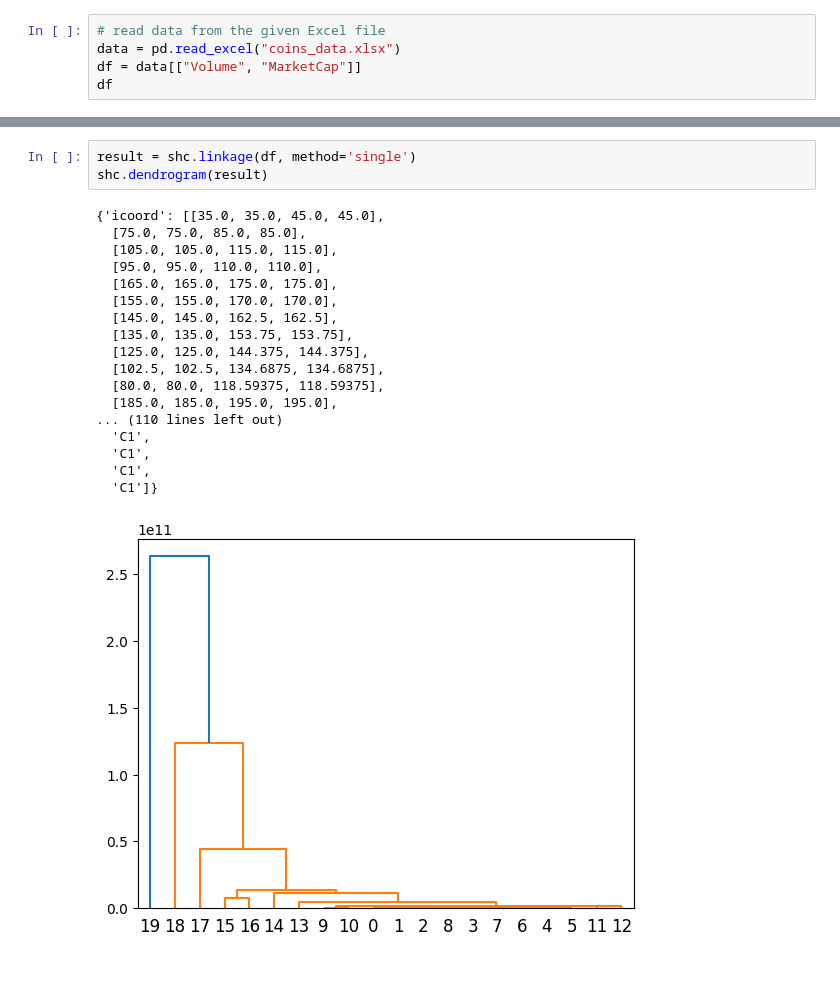
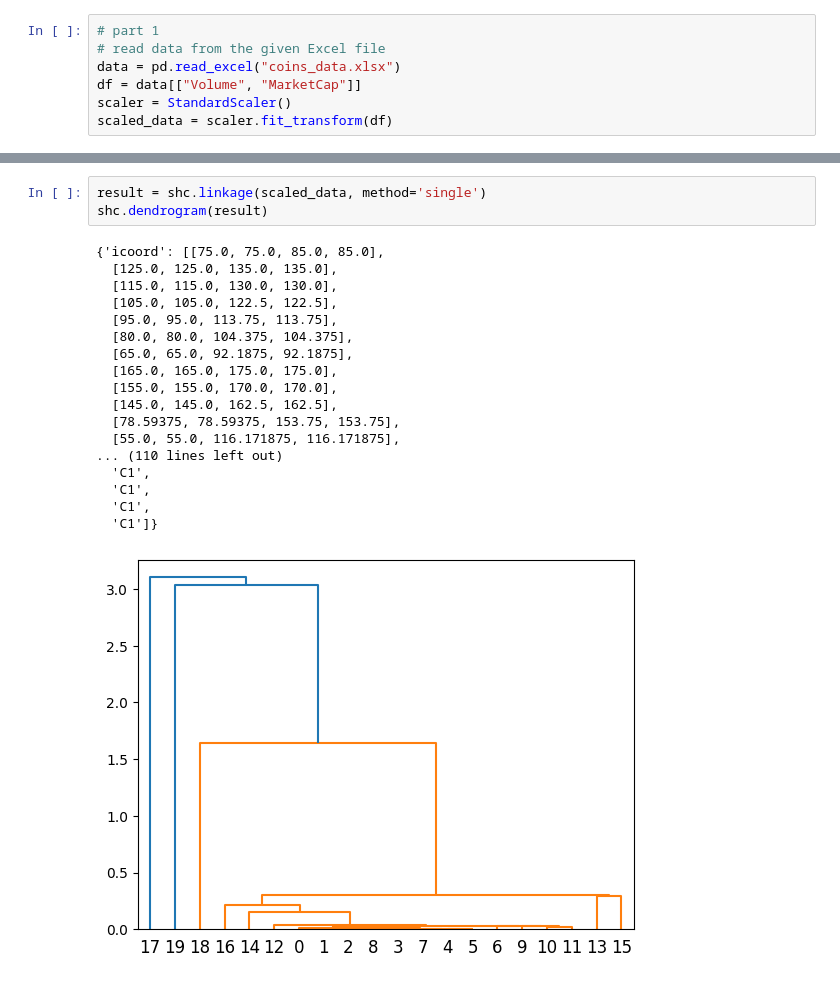
Before and after one commit to arian-rad/Quera-DataScience_bootcamp_Project1-Phase2, a Jupyter notebook: question2.ipynb, the cells around one changed output, grey strips where cells are left out. Cells and saved outputs as stored; diff of their text form.

```diff
--- a/question2.ipynb
+++ b/question2.ipynb
@@ -22,5 +5,7 @@ from scipy.cluster import hierarchy as shc
 # %%
+# part 1
 # read data from the given Excel file
 data = pd.read_excel("coins_data.xlsx")
 df = data[["Volume", "MarketCap"]]
-df
+scaler = StandardScaler()
+scaled_data = scaler.fit_transform(df)
@@ -45,23 +12,23 @@ df
 # %%
-result = shc.linkage(df, method='single')
+result = shc.linkage(scaled_data, method='single')
 shc.dendrogram(result)
 # %% [output]
-{'icoord': [[35.0, 35.0, 45.0, 45.0],
-  [75.0, 75.0, 85.0, 85.0],
-  [105.0, 105.0, 115.0, 115.0],
-  [95.0, 95.0, 110.0, 110.0],
+{'icoord': [[75.0, 75.0, 85.0, 85.0],
+  [125.0, 125.0, 135.0, 135.0],
+  [115.0, 115.0, 130.0, 130.0],
+  [105.0, 105.0, 122.5, 122.5],
+  [95.0, 95.0, 113.75, 113.75],
+  [80.0, 80.0, 104.375, 104.375],
+  [65.0, 65.0, 92.1875, 92.1875],
   [165.0, 165.0, 175.0, 175.0],
   [155.0, 155.0, 170.0, 170.0],
   [145.0, 145.0, 162.5, 162.5],
-  [135.0, 135.0, 153.75, 153.75],
-  [125.0, 125.0, 144.375, 144.375],
-  [102.5, 102.5, 134.6875, 134.6875],
-  [80.0, 80.0, 118.59375, 118.59375],
-  [185.0, 185.0, 195.0, 195.0],
+  [78.59375, 78.59375, 153.75, 153.75],
+  [55.0, 55.0, 116.171875, 116.171875],
 ... (110 lines left out)
   'C1',
   'C1',
   'C1',
   'C1']}
-[figure, old version]
+[figure, new version]
 # %%
```
Also changed, not shown: parts of 10 cells of this notebook.
